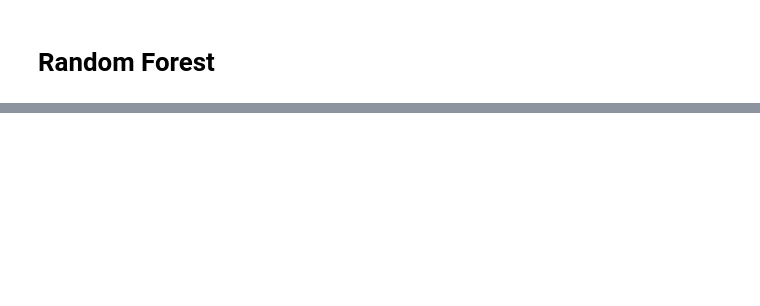
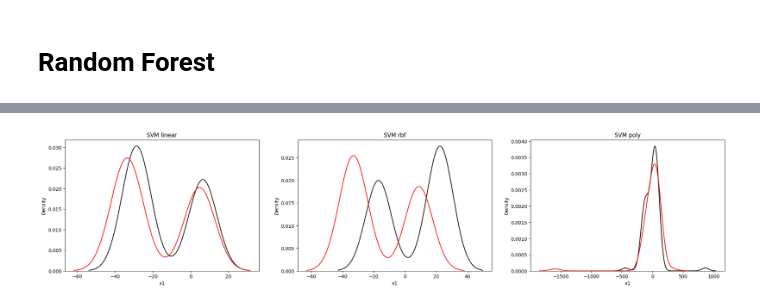
Before and after one commit to Raccoonn78/MagiCtr, a Jupyter notebook: Интеллектуальные системы и технологии/pr3/pr3.ipynb, the cells around one changed output, grey strips where cells are left out. Drawn from its saved outputs; the diff is of its cells as text; code cells hidden in the pictures; blank space fills up the shorter version.

```diff
--- a/Интеллектуальные системы и технологии/pr3/pr3.ipynb
+++ b/Интеллектуальные системы и технологии/pr3/pr3.ipynb
@@ -58,8 +119,8 @@ bob.head(10)
 # %%
 
-predictors, target =bob[color[1:]], bob[color[:1]] #  делим на то что есть и на то что предсказать
+predictors, target =bob[color[1:]], bob['class'] #  делим на то что есть и на то что предсказать
 x_train , x_test , y_train, y_test = train_test_split(predictors, target, random_state=0) # 1А разбить выборку на тренировочную и тестовую
-X, y = train_test_split(bob, random_state=0)
+X, y = train_test_split(bob, random_state=100)
 # %% [markdown]
 # SVM
 # %%
@@ -209,9 +182,18 @@ print(str(grid_search.best_estimator_))
 # %% [markdown]
 # Random Forest
 # %%
-random_forest = RandomForestClassifier(n_estimators=100)
+random_forest = RandomForestClassifier(n_estimators=100 , criterion='gini')
+random_forest_2 = RandomForestClassifier(n_estimators=100, criterion='entropy' )
+random_forest_3 = RandomForestClassifier(n_estimators=100 , criterion='log_loss')
 random_forest.fit(x_train, y_train)
+random_forest_2.fit(x_train, y_train)
+random_forest_3.fit(x_train, y_train)
 y_pred_RF = random_forest.predict(x_test)
+y_pred_RF_2 = random_forest_2.predict(x_test)
+y_pred_RF_3 = random_forest_3.predict(x_test)
+
+
+
 params= {'criterion':['gini', 'entropy', 'log_loss'] }
 grid_search= GridSearchCV(estimator=random_forest, param_grid=params)
 grid_search.fit(x_train,y_train)
@@ -243,0 +232,66 @@ print(metrics)
+# %%
+
+
+x_df1=pd.DataFrame(tsne_func(y_pred_SVM), columns=['x1','x2']) # y_pred_SVM_2
+x_df2=pd.DataFrame(tsne_func(y_pred_SVM_2), columns=['x1','x2'])
+x_df3=pd.DataFrame(tsne_func(y_pred_SVM_3), columns=['x1','x2'])
+tprint("TSNE SVM")
+fig, (ax1, ax2, ax3) = plt.subplots(ncols = 3, figsize =(25, 5)) #linear rbf poly
+ax1.set_title('SVM linear')
+ax2.set_title('SVM rbf')
+ax3.set_title('SVM poly')
+
+sns.kdeplot(x_df1['x1'], ax = ax1, color ='black')
+sns.kdeplot(x_df1['x2'], ax = ax1, color ='red')
+
+sns.kdeplot(x_df2['x1'], ax = ax2, color ='black')
+sns.kdeplot(x_df2['x2'], ax = ax2, color ='red')
+
+sns.kdeplot(x_df3['x1'], ax = ax3, color ='black')
+sns.kdeplot(x_df3['x2'], ax = ax3, color ='red')
+
+plt.show()
+
+
+y_df1=pd.DataFrame(tsne_func(y_pred_KNN), columns=['x1','x2']) # y_pred_SVM_2
+y_df2=pd.DataFrame(tsne_func(y_pred_KNN_2), columns=['x1','x2'])
+y_df3=pd.DataFrame(tsne_func(y_pred_KNN_3), columns=['x1','x2'])
+tprint("TSNE KNN")
+fig, (ax1, ax2, ax3) = plt.subplots(ncols = 3, figsize =(25, 5)) #linear rbf poly
+ax1.set_title('KNN auto') #'auto', 'ball_tree', 'kd_tree',
+ax2.set_title('KNN rbf')
+ax3.set_title('KNN ball_tree')
+
+sns.kdeplot(y_df1['x1'], ax = ax1, color ='black')
+sns.kdeplot(y_df1['x2'], ax = ax1, color ='red')
+
+sns.kdeplot(y_df2['x1'], ax = ax2, color ='black')
+sns.kdeplot(y_df2['x2'], ax = ax2, color ='red')
+
+sns.kdeplot(y_df3['x1'], ax = ax3, color ='black')
+sns.kdeplot(y_df3['x2'], ax = ax3, color ='red')
+
+plt.show()
+
+
+
+z_df1=pd.DataFrame(tsne_func(y_pred_RF), columns=['x1','x2']) # y_pred_SVM_2
+z_df2=pd.DataFrame(tsne_func(y_pred_RF_3), columns=['x1','x2'])
+z_df3=pd.DataFrame(tsne_func(y_pred_RF_3), columns=['x1','x2'])
+tprint("TSNE RandomForest")
+fig, (ax1, ax2, ax3) = plt.subplots(ncols = 3, figsize =(25, 5)) #linear rbf poly
+ax1.set_title('RandomForest gini') # 'gini', 'entropy', 'log_loss'
+ax2.set_title('RandomForest entropy')
+ax3.set_title('RandomForest log_loss')
+
+sns.kdeplot(z_df1['x1'], ax = ax1, color ='black')
+sns.kdeplot(z_df1['x2'], ax = ax1, color ='red')
+
+sns.kdeplot(z_df2['x1'], ax = ax2, color ='black')
+sns.kdeplot(z_df2['x2'], ax = ax2, color ='red')
+
+sns.kdeplot(z_df3['x1'], ax = ax3, color ='black')
+sns.kdeplot(z_df3['x2'], ax = ax3, color ='red')
+
+plt.show()
+# %% [output]
@@ -243,0 +303 @@ print(metrics)
+[figure, added]
```
Also changed, not shown: parts of 16 cells of this notebook, 4 other files.
